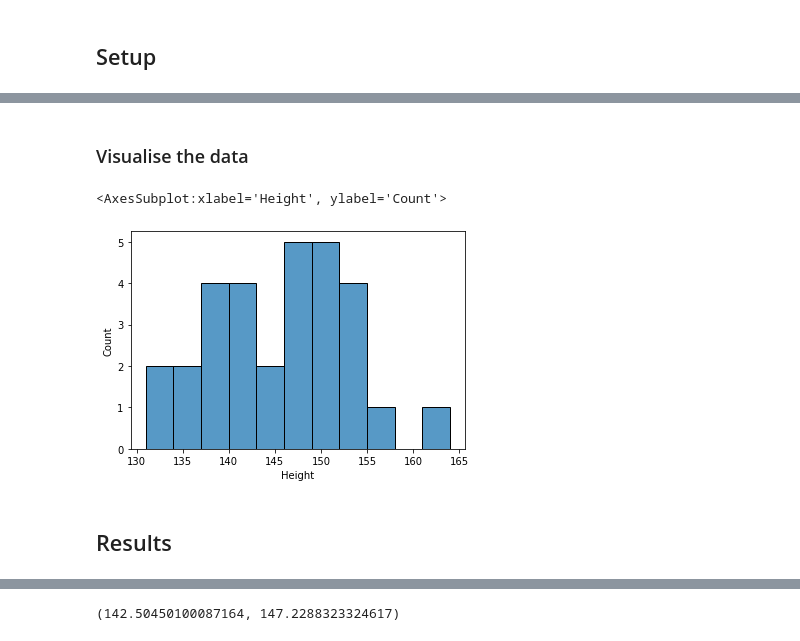
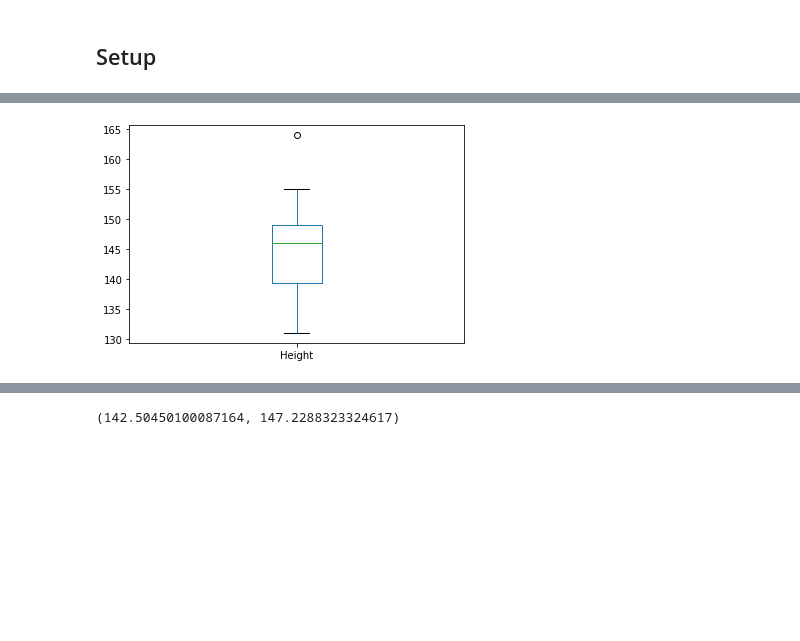
Before and after one commit to ljk233/AutomatingM248, a Jupyter notebook: notebooks-py/b-05-t-interval-normal-mean.ipynb, the cells around one changed output, grey strips where cells are left out. Drawn from its saved outputs; the diff is of its cells as text; code cells hidden in the pictures; blank space fills up the shorter version.

```diff
--- a/notebooks-py/b-05-t-interval-normal-mean.ipynb
+++ b/notebooks-py/b-05-t-interval-normal-mean.ipynb
@@ -58,9 +33,5 @@ Name: Height, dtype: float64
-# %% [markdown]
-### Visualise the data
-# %%
-sns.histplot(height, binwidth=3)
-# %% [output]
-<AxesSubplot:xlabel='Height', ylabel='Count'>
-[figure, removed]
-# %% [markdown]
-## Results
+# %%
+h.plot(kind="box")
+plt.show()
+# %% [output]
+[figure, added]
```
Also changed, not shown: parts of 15 cells of this notebook, 12 other files.
